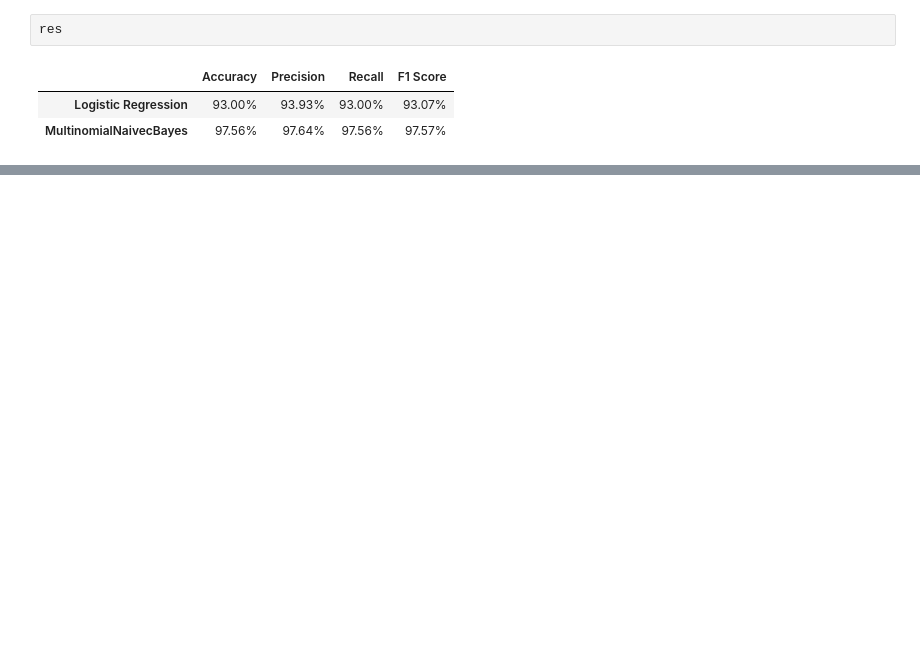
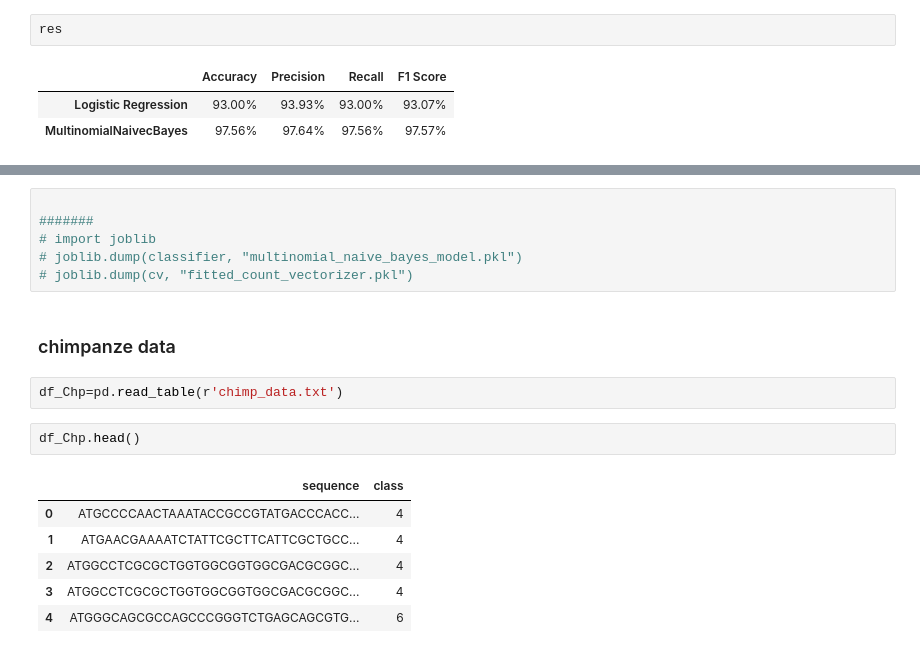
Before and after one commit to asserxx/Dna_seq_gene_family_prediction, a Jupyter notebook: dna_seq.ipynb, the cells around one changed output, grey strips where cells are left out. Saved outputs shown, nothing was run; the diff lists cells and outputs as text; blank space fills up the shorter version.

```diff
--- a/dna_seq.ipynb
+++ b/dna_seq.ipynb
@@ -460,0 +792,19 @@ res
+# %%
+
+#######
+# import joblib
+# joblib.dump(classifier, "multinomial_naive_bayes_model.pkl")
+# joblib.dump(cv, "fitted_count_vectorizer.pkl")
+# %% [markdown]
+### chimpanze data
+# %%
+df_Chp=pd.read_table(r'chimp_data.txt')
+# %%
+df_Chp.head()
+# %% [output]
+|  | sequence | class |
+| 0 | ATGCCCCAACTAAATACCGCCGTATGACCCACC... | 4 |
+| 1 | ATGAACGAAAATCTATTCGCTTCATTCGCTGCC... | 4 |
+| 2 | ATGGCCTCGCGCTGGTGGCGGTGGCGACGCGGC... | 4 |
+| 3 | ATGGCCTCGCGCTGGTGGCGGTGGCGACGCGGC... | 4 |
+| 4 | ATGGGCAGCGCCAGCCCGGGTCTGAGCAGCGTG... | 6 |
```
Also changed, not shown: parts of 62 cells of this notebook.
